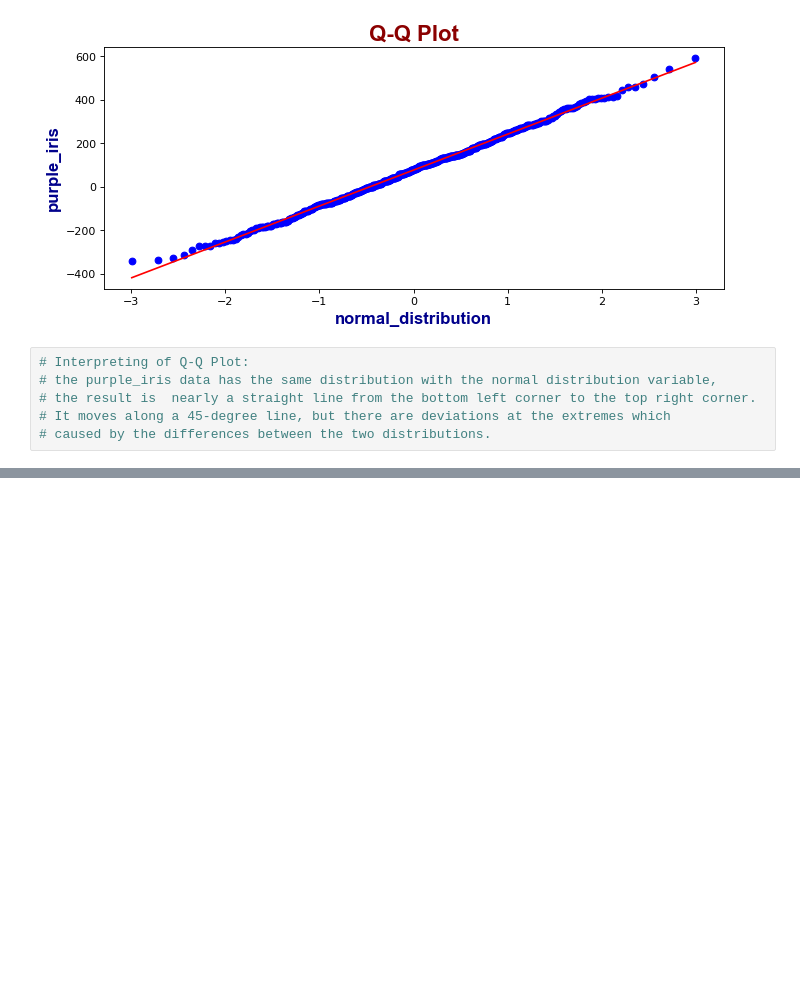
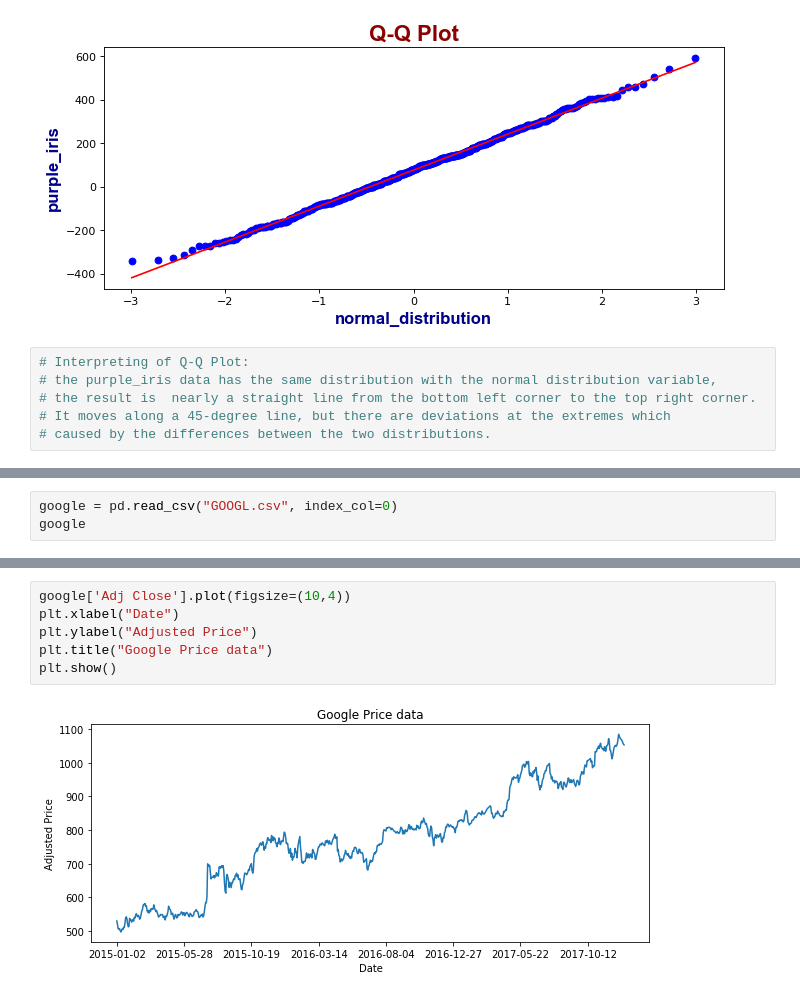
Before and after one commit to mehmet-can-8956/supreme-adventure, a Jupyter notebook: 5_3_Statistical Distributions.ipynb, the cells around one changed output, grey strips where cells are left out. Saved outputs shown, nothing was run; the diff lists cells and outputs as text; blank space fills up the shorter version.

```diff
--- a/5_3_Statistical Distributions.ipynb
+++ b/5_3_Statistical Distributions.ipynb
@@ -44,0 +47,3 @@ plt.show()
+# %%
+google = pd.read_csv("GOOGL.csv", index_col=0)
+google
@@ -44,0 +65,8 @@ plt.show()
+# %%
+google['Adj Close'].plot(figsize=(10,4))
+plt.xlabel("Date")
+plt.ylabel("Adjusted Price")
+plt.title("Google Price data")
+plt.show()
+# %% [output]
+[figure, added]
```
Also changed, not shown: parts of 6 cells of this notebook.
